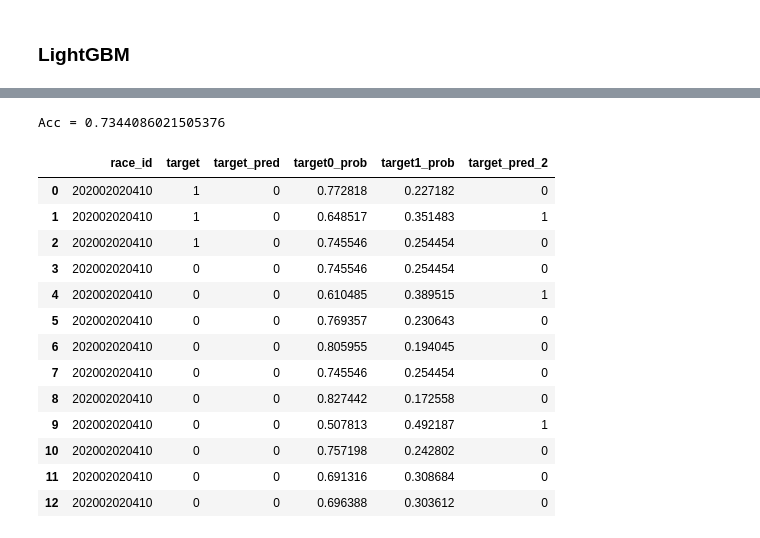
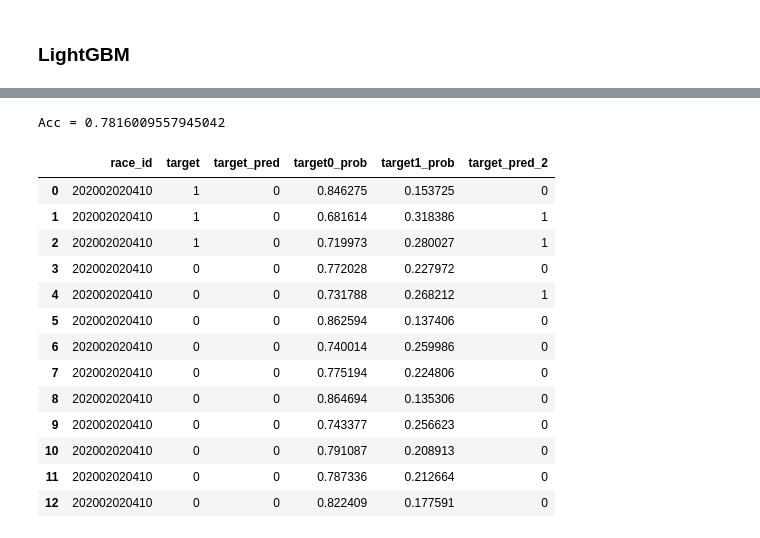
Before and after one commit to ayane-hara/MachinLearning_keiba, a Jupyter notebook: keiba_4 3着に入るか判定.ipynb, the cells around one changed output, grey strips where cells are left out. Drawn from its saved outputs; the diff is of its cells as text; code cells hidden in the pictures.

```diff
--- a/keiba_4 3着に入るか判定.ipynb
+++ b/keiba_4 3着に入るか判定.ipynb
@@ -93,7 +96,7 @@ df
 cols = ['length', 'direction',
         #'weather', 'condition', 'horse_num',
         'horse_num_2', 'jockey_id', #'popularity',
-        'sex', 'age', 'trainer',
+        'sex', 'age', 'trainer', 'prize_center', 'prize_region',
         'attr_course*race', 'attr_length*race', 'attr_leg*race', 'attr_growth*race', 'attr_condition*race',
         'f_res_1st', 'f_res_2nd', 'f_res_3rd', 'f_res_lose',
         'mf_res_1st', 'mf_res_2nd', 'mf_res_3rd', 'mf_res_lose', 'weight', 'jockey_weight', 'jockey_age', 'total_count', 'total_score', 'total_top3',
@@ -205,7 +209,7 @@ params = {
 }
 
 # モデルの学習
-model = lgb.train(params,
+model_lgbm = lgb.train(params,
                 train_set=lgb_train, # トレーニングデータの指定
                 valid_sets=lgb_eval, # 検証データの指定
                 early_stopping_rounds=5,
@@ -218,24 +222,24 @@ Did not meet early stopping. Best iteration is:
 # %%
 # テストデータの予測 (クラス1の予測確率(クラス1である確率)を返す)
-y_pred_prob = model.predict(df_test[cols])
+y_pred_prob_lgbm = model_lgbm.predict(df_test[cols])
 # テストデータの予測 (予測クラス(0 or 1)を返す)
-y_pred = np.where(y_pred_prob < 0.5, 0, 1) # 0.5より小さい場合0 ,そうでない場合1を返す
+y_pred_lgbm = np.where(y_pred_prob_lgbm < 0.5, 0, 1) # 0.5より小さい場合0 ,そうでない場合1を返す
 
 # モデル評価
 # acc : 正答率
-acc = metrics.accuracy_score(df_test['is_top3'],y_pred)
+acc = metrics.accuracy_score(df_test['is_top3'],y_pred_lgbm)
 # logloss
-logloss = metrics.log_loss(df_test['is_top3'],y_pred_prob) # 引数 : log_loss(正解クラス,[クラス0の予測確率,クラス1の予測確率])
+logloss = metrics.log_loss(df_test['is_top3'],y_pred_prob_lgbm) # 引数 : log_loss(正解クラス,[クラス0の予測確率,クラス1の予測確率])
 # AUC
-auc = metrics.roc_auc_score(df_test['is_top3'],y_pred_prob) # 引数 : roc_auc_score(正解クラス, クラス1の予測確率)
+auc = metrics.roc_auc_score(df_test['is_top3'],y_pred_prob_lgbm) # 引数 : roc_auc_score(正解クラス, クラス1の予測確率)
 
 # 真値と予測値の表示
-df_pred = pd.DataFrame({'race_id':df_test['race_id'],
-                        'target':df_test['is_top3'],
-                        'target_pred':y_pred,
-                        'target0_prob':1-y_pred_prob,
-                        'target1_prob':y_pred_prob})
+df_pred_lgbm = pd.DataFrame({'race_id':df_test['race_id'],
+                             'target':df_test['is_top3'],
+                             'target_pred':y_pred_lgbm,
+                             'target0_prob':1-y_pred_prob_lgbm,
+                             'target1_prob':y_pred_prob_lgbm})
 
 print(f'Acc = {acc}, logloss = {logloss}, AUC = {auc}')
-display(df_pred)
+display(df_pred_lgbm[df_pred_lgbm['race_id'] == 202002020410])
 # %% [output]
@@ -256,30 +261,30 @@ Acc = 0.7781362007168459, logloss = 0.5013949678972642, AUC = 0.6603676376284314
 # %%
 def get_pred(race, prob):
-    probs = df_pred[df_pred['race_id'] == race]['target1_prob'].values.tolist()
+    probs = df_pred_lgbm[df_pred_lgbm['race_id'] == race]['target1_prob'].values.tolist()
     probs.sort(reverse=True)
     if probs.index(prob) < 3:
         return 1
     return 0
-df_pred['target_pred_2'] = pd.Series(np.vectorize(get_pred)(df_pred['race_id'], df_pred['target1_prob']), index=df_pred.index)
+df_pred_lgbm['target_pred_2'] = pd.Series(np.vectorize(get_pred)(df_pred_lgbm['race_id'], df_pred_lgbm['target1_prob']), index=df_pred_lgbm.index)
 
-acc = metrics.accuracy_score(df_pred['target'], df_pred['target_pred_2'])
+acc = metrics.accuracy_score(df_pred_lgbm['target'], df_pred_lgbm['target_pred_2'])
 print('Acc =', acc)
 
-display(df_pred[df_pred['race_id'] == 202002020410])
+display(df_pred_lgbm[df_pred_lgbm['race_id'] == 202002020410])
 # %% [output]
-Acc = 0.7344086021505376
+Acc = 0.7816009557945042
 |  | race_id | target | target_pred | target0_prob | target1_prob | target_pred_2 |
-| 0 | 202002020410 | 1 | 0 | 0.772818 | 0.227182 | 0 |
-| 1 | 202002020410 | 1 | 0 | 0.648517 | 0.351483 | 1 |
-| 2 | 202002020410 | 1 | 0 | 0.745546 | 0.254454 | 0 |
-| 3 | 202002020410 | 0 | 0 | 0.745546 | 0.254454 | 0 |
-| 4 | 202002020410 | 0 | 0 | 0.610485 | 0.389515 | 1 |
-| 5 | 202002020410 | 0 | 0 | 0.769357 | 0.230643 | 0 |
-| 6 | 202002020410 | 0 | 0 | 0.805955 | 0.194045 | 0 |
-| 7 | 202002020410 | 0 | 0 | 0.745546 | 0.254454 | 0 |
-| 8 | 202002020410 | 0 | 0 | 0.827442 | 0.172558 | 0 |
-| 9 | 202002020410 | 0 | 0 | 0.507813 | 0.492187 | 1 |
-| 10 | 202002020410 | 0 | 0 | 0.757198 | 0.242802 | 0 |
-| 11 | 202002020410 | 0 | 0 | 0.691316 | 0.308684 | 0 |
-| 12 | 202002020410 | 0 | 0 | 0.696388 | 0.303612 | 0 |
+| 0 | 202002020410 | 1 | 0 | 0.846275 | 0.153725 | 0 |
+| 1 | 202002020410 | 1 | 0 | 0.681614 | 0.318386 | 1 |
+| 2 | 202002020410 | 1 | 0 | 0.719973 | 0.280027 | 1 |
+| 3 | 202002020410 | 0 | 0 | 0.772028 | 0.227972 | 0 |
+| 4 | 202002020410 | 0 | 0 | 0.731788 | 0.268212 | 1 |
+| 5 | 202002020410 | 0 | 0 | 0.862594 | 0.137406 | 0 |
+| 6 | 202002020410 | 0 | 0 | 0.740014 | 0.259986 | 0 |
+| 7 | 202002020410 | 0 | 0 | 0.775194 | 0.224806 | 0 |
+| 8 | 202002020410 | 0 | 0 | 0.864694 | 0.135306 | 0 |
+| 9 | 202002020410 | 0 | 0 | 0.743377 | 0.256623 | 0 |
+| 10 | 202002020410 | 0 | 0 | 0.791087 | 0.208913 | 0 |
+| 11 | 202002020410 | 0 | 0 | 0.787336 | 0.212664 | 0 |
+| 12 | 202002020410 | 0 | 0 | 0.822409 | 0.177591 | 0 |
 # %%
```
Also changed, not shown: parts of 10 cells of this notebook, 4 other files.
